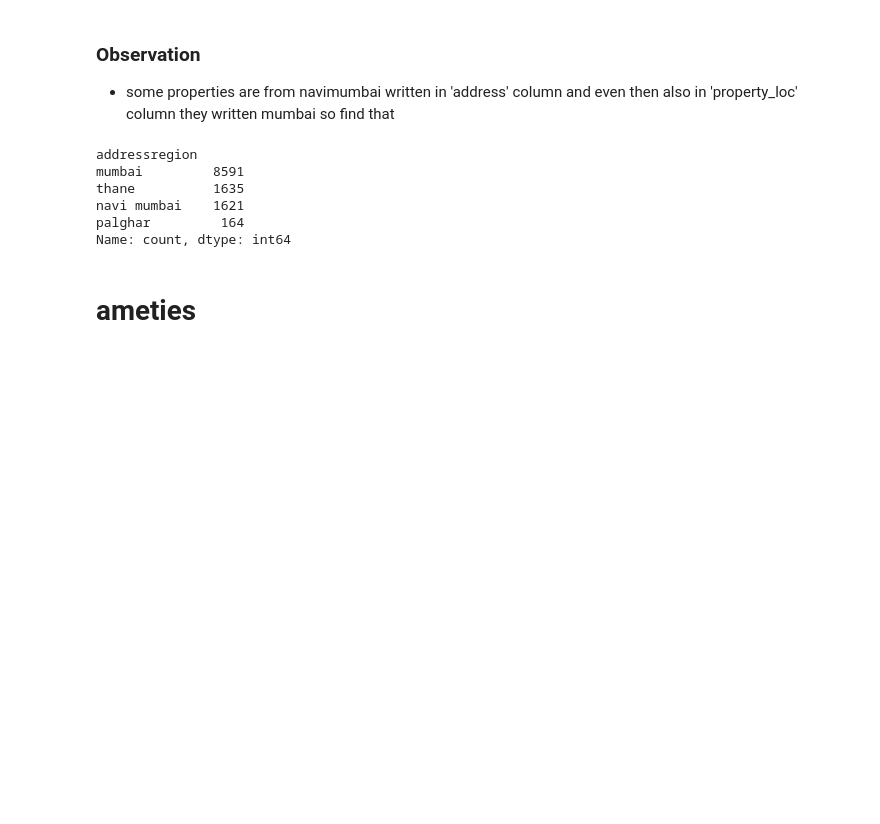
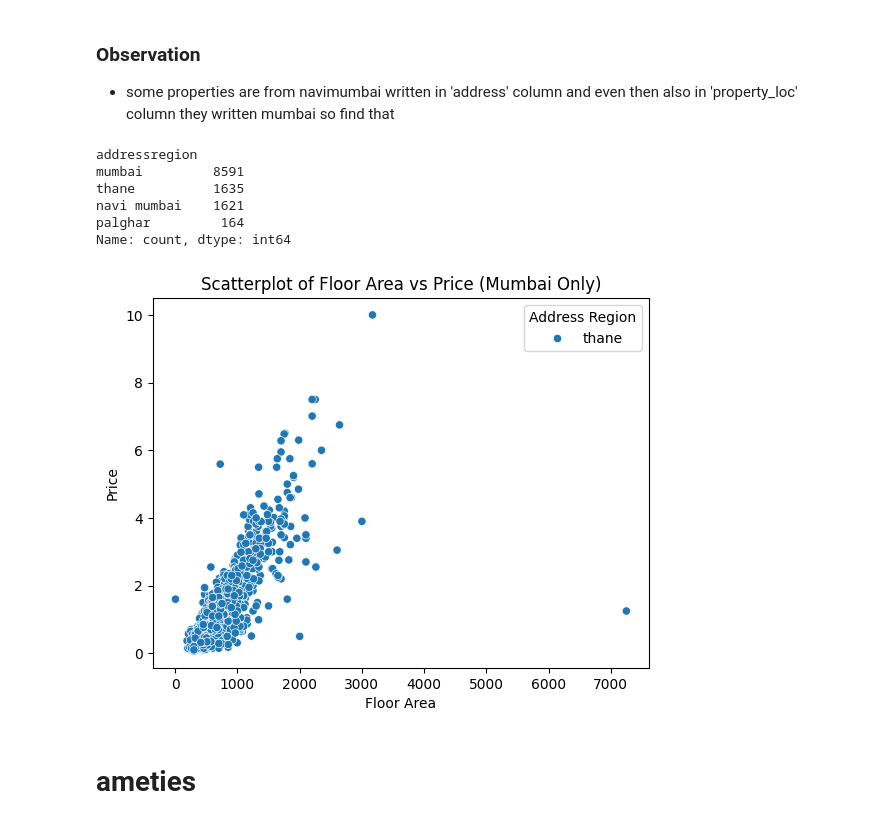
Before and after one commit to Buzz1993/magicbricks-property-analysis-and-price-prediction, a Jupyter notebook: notebooks/magicbricks/1.magicbricks_data_cleaning.ipynb, the cells around one changed output. Drawn from its saved outputs; the diff is of its cells as text; code cells hidden in the pictures; blank space fills up the shorter version.

```diff
--- a/notebooks/magicbricks/1.magicbricks_data_cleaning.ipynb
+++ b/notebooks/magicbricks/1.magicbricks_data_cleaning.ipynb
@@ -1188,6 +1246,8 @@ df['total_floor'].isna().sum()
 # %%
 # Drop columns : 'Aboutpjt_Total Floors','floor_work_1','many_Floor','leftmany_Floor'
 df = df.drop(['aboutpjt_total floors','floor_work_1','many_floor','leftmany_floor','md_floors allowed for construction'],axis=1)
+# %%
+df['flat_on_floor'] =  df['flat_on_floor'].astype('float')
 # %% [markdown]
 # construction
 # %% [markdown]
@@ -1323,3 +1383,18 @@ Name: count, dtype: int64
 # %% [markdown]
 ### Observation
 - balcony1 column values present in the 'md_additional rooms' hence drop this balcony1 and extra_room column also and hkeep only 'md_additional rooms' column
+# %%
+#sort value alphabetically
+df['md_additional rooms'] = df['md_additional rooms'].apply(
+    lambda x: ', '.join(sorted(x.split(', '))) if pd.notna(x) else None
+)
+# %%
+#remove none of these eg:from these 'none of these, store' and keep only store
+#but if we have only 'none of these' then we keep that as it is
+#also remove room word from all values
+
+df['md_additional rooms'] = df['md_additional rooms'].apply(
+    lambda x: x if pd.isna(x) or str(x).strip() == 'none of these' else ', '.join(
+        [item.replace(' room', '') for item in str(x).split(', ') if item != 'none of these']
+    )
+)
@@ -1373,7 +1469,7 @@ df['bed'].head(2)
 1    [3.0, nan, 3.0, nan, nan]
 Name: bed, dtype: object
 # %%
-df['bed'] = df['bed'].apply(lambda row: next((val for val in row if not np.isnan(val)), np.nan))
+df['bed'] = df['bed'].apply(lambda row: next((val for val in row if not np.isnan(val)), None))
 # %%
 df['bed'].value_counts()
 # %% [output]
@@ -1456,6 +1549,24 @@ Name: count, dtype: int64
 # %%
 # Drop columns
 df = df.drop(['address','property_loc'],axis=1)
+# %%
+import seaborn as sns
+import matplotlib.pyplot as plt
+
+# Filter data for 'mumbai'
+filtered_df = df[df['addressregion'] == 'thane']
+
+# Scatter plot for 'mumbai' only
+sns.scatterplot(x=filtered_df['f_area'], y=filtered_df['f_price'], hue=filtered_df['addressregion'])
+
+# Add labels and title
+plt.xlabel('Floor Area')
+plt.ylabel('Price')
+plt.title('Scatterplot of Floor Area vs Price (Mumbai Only)')
+plt.legend(title='Address Region')
+plt.show()
+# %% [output]
+[figure, added]
 # %% [markdown]
 # ameties
 # %% [markdown]
```
Also changed, not shown: parts of 115 cells of this notebook, 14 other files.
